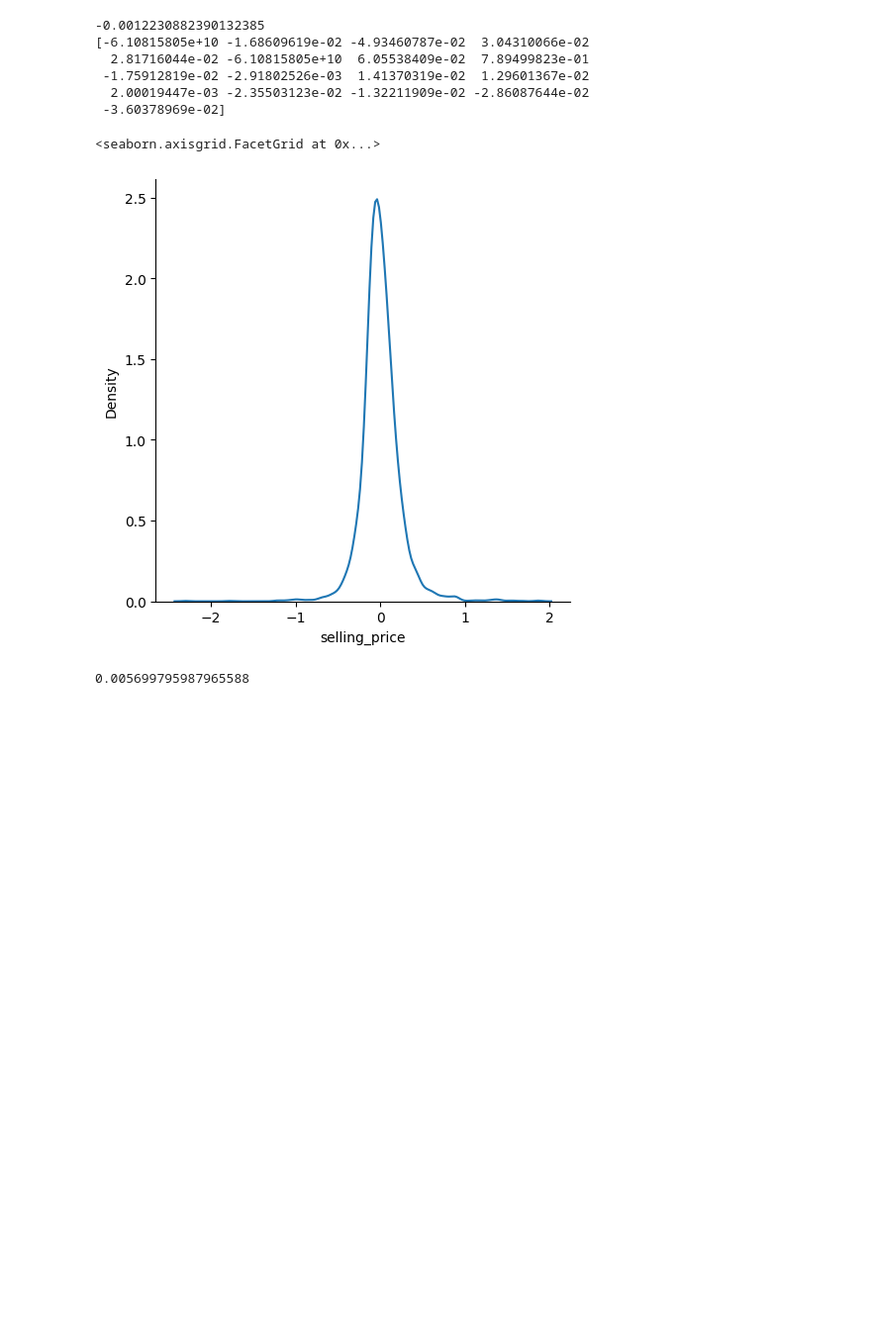
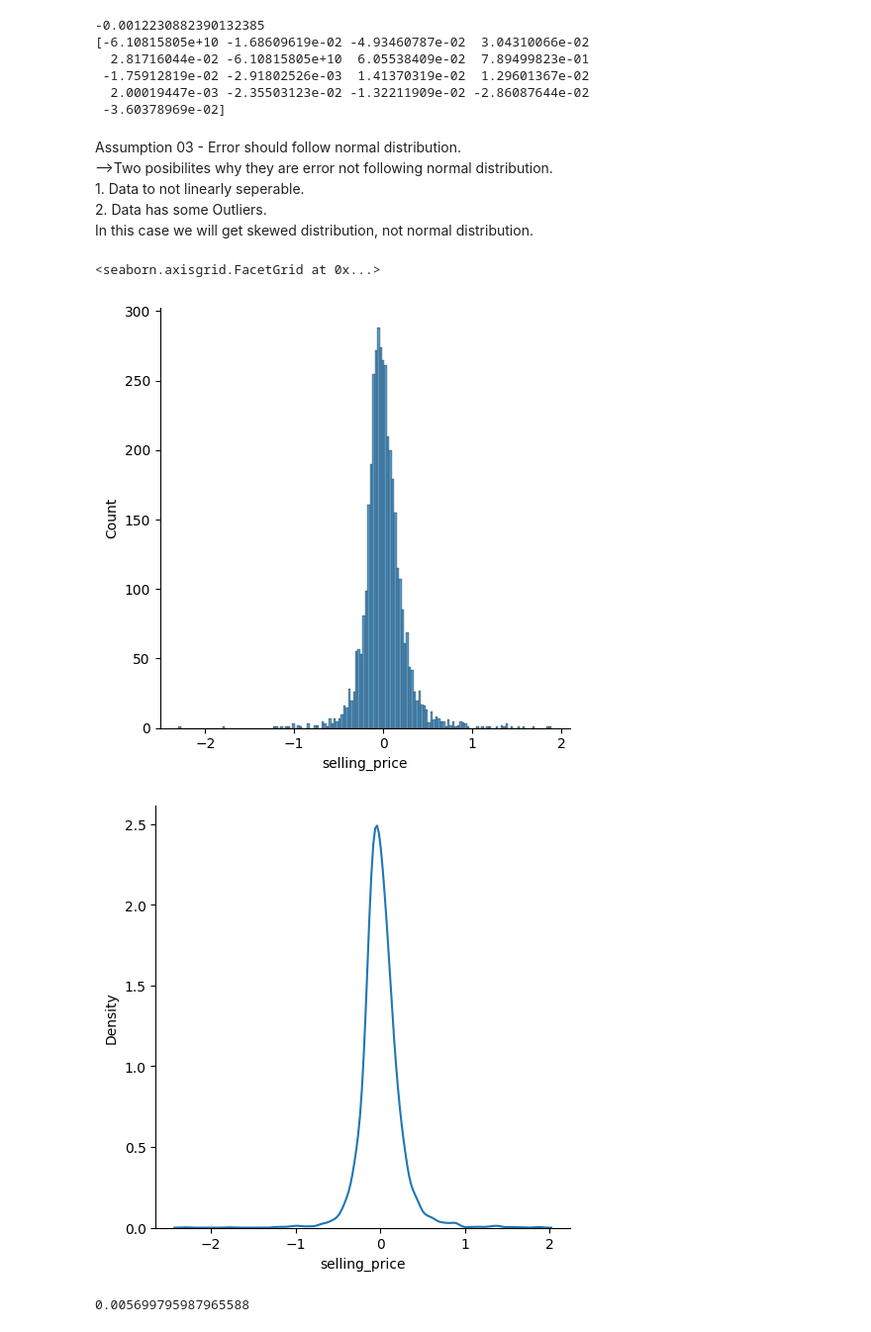
Before and after one commit to VishalDeoPrasad/Machine-Learning, a Jupyter notebook: Multiple Linear Regression.ipynb, the cells around one changed output. Shown at 99% size. Drawn from its saved outputs; the diff is of its cells as text; code cells hidden in the pictures; blank space fills up the shorter version.

Commit message:
Linear Regression Model

```diff
--- a/Multiple Linear Regression.ipynb
+++ b/Multiple Linear Regression.ipynb
@@ -40,13 +40,20 @@ print(model_mlr.coef_)
  -1.75912819e-02 -2.91802526e-03  1.41370319e-02  1.29601367e-02
   2.00019447e-03 -2.35503123e-02 -1.32211909e-02 -2.86087644e-02
  -3.60378969e-02]
+# %% [markdown]
+Assumption 03 - Error should follow normal distribution. <br>
+-->Two posibilites why they are error not following normal distribution. <br>
+</t>    1. Data to not linearly seperable.<br>
+</t>    2. Data has some Outliers. <br>
+In this case we will get skewed distribution, not normal distribution.
 # %%
 y_hat = model_mlr.predict(x_test)
 error = y_test - y_hat
-sns.displot(error, kind = 'kde')
+sns.displot(error); sns.displot(error, kind = 'kde')
 # %% [output]
 <seaborn.axisgrid.FacetGrid at 0x...>
-[figure, old version]
+[figure, new version]
+[figure, added]
 # %%
 np.mean(error)
 # %% [output]
```
Also changed, not shown: 2 other files.
